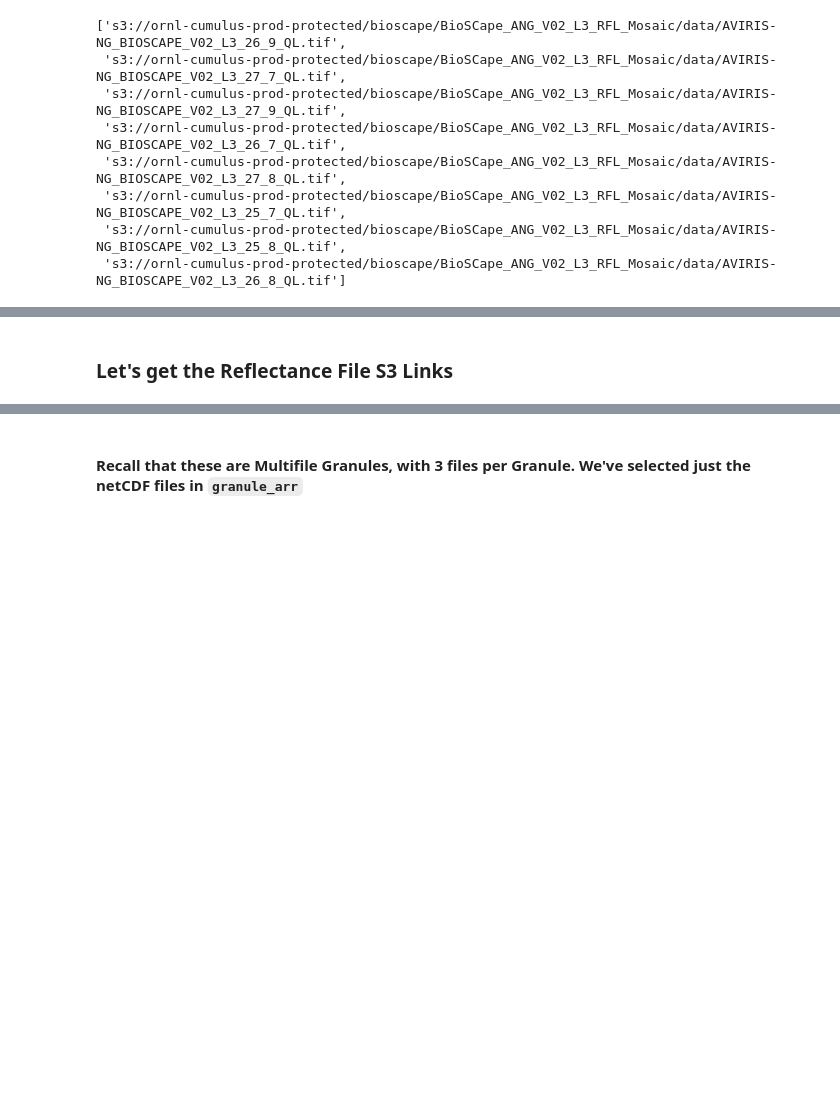
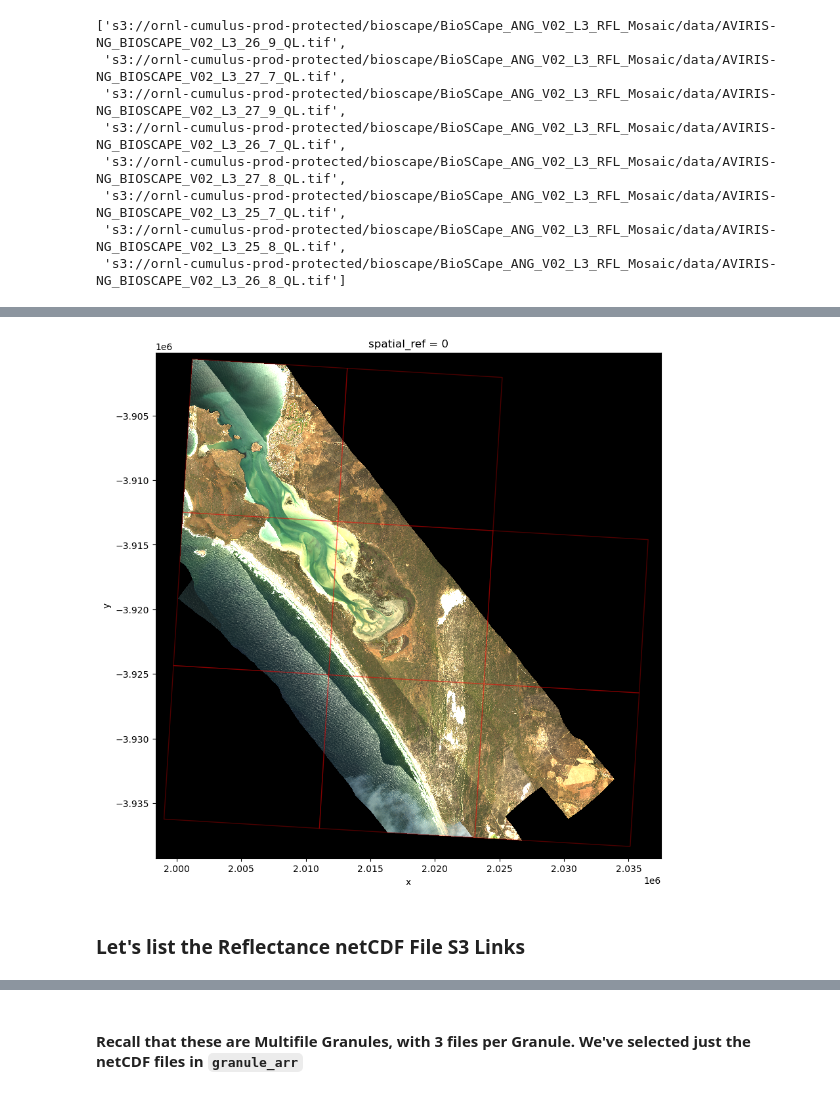
Before and after one commit to ornldaac/airborne, a Jupyter notebook: events/2025-SBG/notebooks/AVIRIS-NG_L3_BioSCape.ipynb, the cells around one changed output, grey strips where cells are left out. Drawn from its saved outputs; the diff is of its cells as text; code cells hidden in the pictures; blank space fills up the shorter version.

```diff
--- a/events/2025-SBG/notebooks/AVIRIS-NG_L3_BioSCape.ipynb
+++ b/events/2025-SBG/notebooks/AVIRIS-NG_L3_BioSCape.ipynb
@@ -411,5 +443,15 @@ plt.show()
+# %%
+ANG_L3_EPSG = 'EPSG:3857'
+subset_gdf_9221 = subset_gdf.to_crs(ANG_L3_EPSG)
+fig, ax = plt.subplots(figsize=(10, 10))
+merged_array.plot.imshow(rgb='band', ax=ax)
+
+subset_gdf_9221.plot(ax=ax, facecolor='none', edgecolor='red', alpha=0.3)
+plt.show()
+# %% [output]
+[figure, added]
 # %% [markdown]
-### Let's get the Reflectance File S3 Links
+### Let's list the Reflectance netCDF File S3 Links
 # %%
 def get_s3_links(g, suffix_str):
     return [i for i in g.data_links(access="direct") if i.endswith(suffix_str)][0]
```
Also changed, not shown: parts of 39 cells of this notebook.
